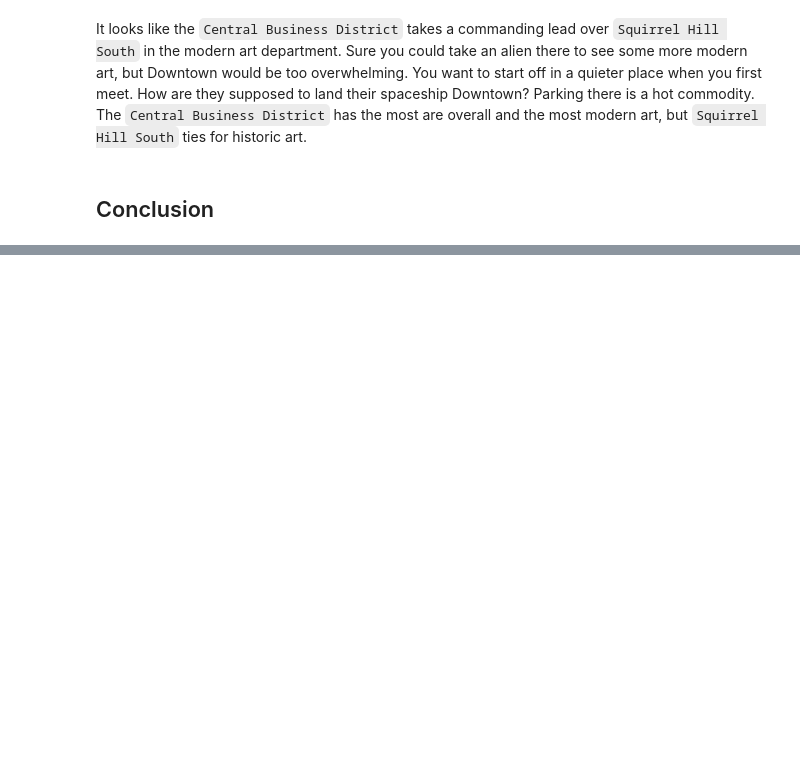
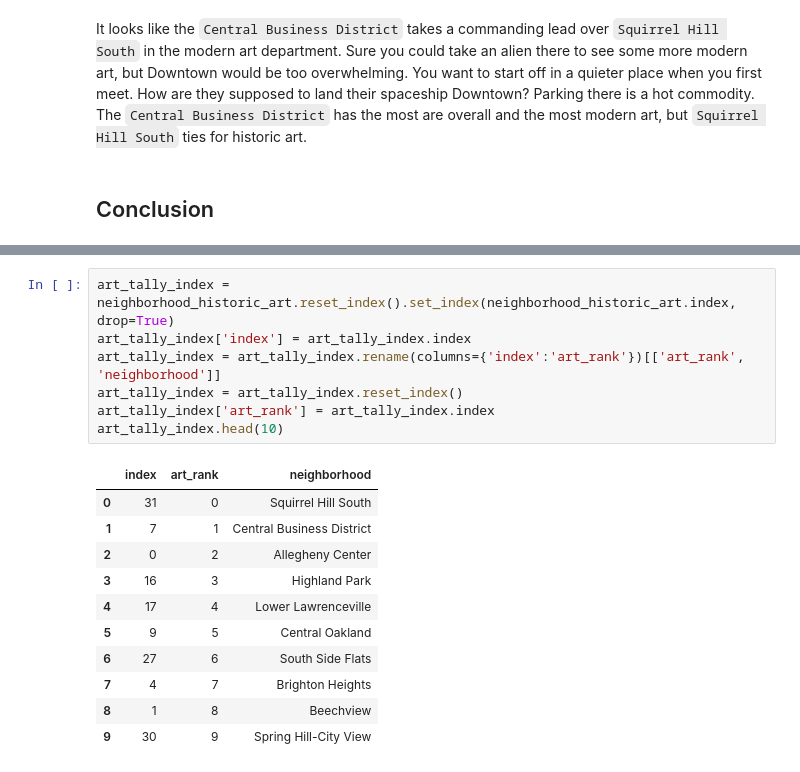
Before and after one commit to mjd119/Final-Project-CMPINF-0010, a Jupyter notebook: Full.ipynb, the cells around one changed output, grey strips where cells are left out. Saved outputs shown, nothing was run; the diff lists cells and outputs as text; blank space fills up the shorter version.

```diff
--- a/Full.ipynb
+++ b/Full.ipynb
@@ -301,0 +340,19 @@ It ranked 1st in the Playgrounds metric, ranked 1st (tied) in public historic ar
+# %%
+art_tally_index = neighborhood_historic_art.reset_index().set_index(neighborhood_historic_art.index, drop=True)
+art_tally_index['index'] = art_tally_index.index
+art_tally_index = art_tally_index.rename(columns={'index':'art_rank'})[['art_rank', 'neighborhood']]
+art_tally_index = art_tally_index.reset_index()
+art_tally_index['art_rank'] = art_tally_index.index
+art_tally_index.head(10)
+# %% [output]
+|  | index | art_rank | neighborhood |
+| 0 | 31 | 0 | Squirrel Hill South |
+| 1 | 7 | 1 | Central Business District |
+| 2 | 0 | 2 | Allegheny Center |
+| 3 | 16 | 3 | Highland Park |
+| 4 | 17 | 4 | Lower Lawrenceville |
+| 5 | 9 | 5 | Central Oakland |
+| 6 | 27 | 6 | South Side Flats |
+| 7 | 4 | 7 | Brighton Heights |
+| 8 | 1 | 8 | Beechview |
+| 9 | 30 | 9 | Spring Hill-City View |
```
Also changed, not shown: parts of 9 cells of this notebook.
